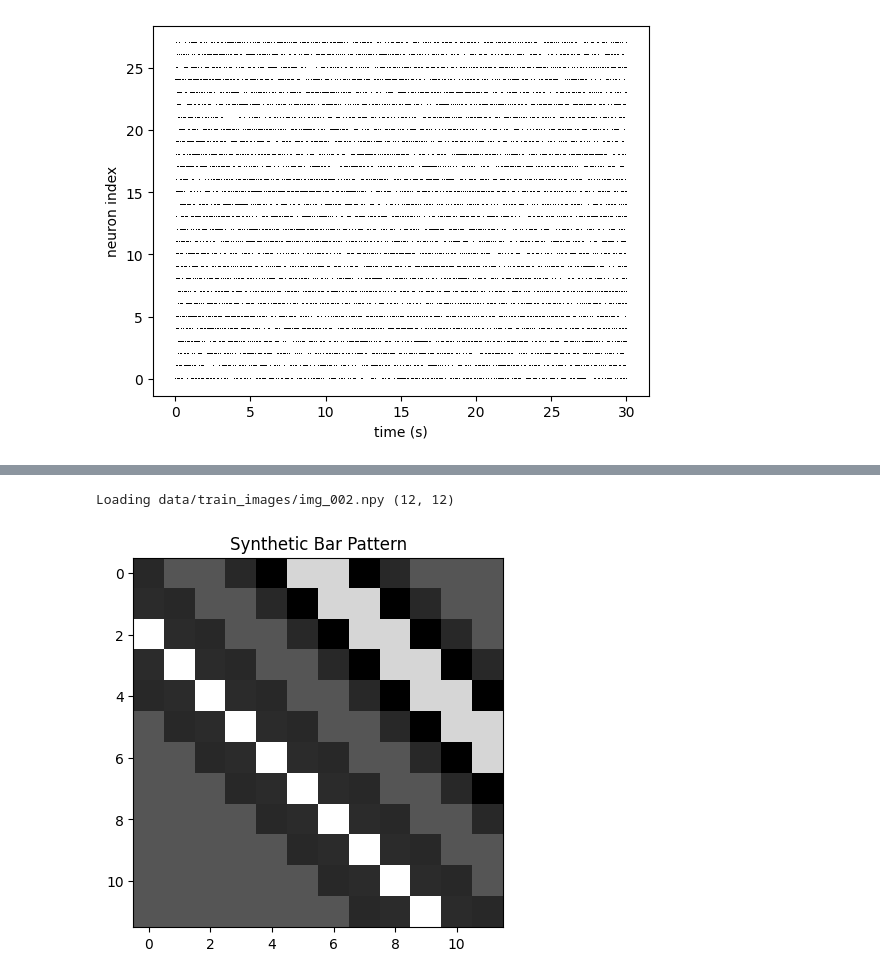
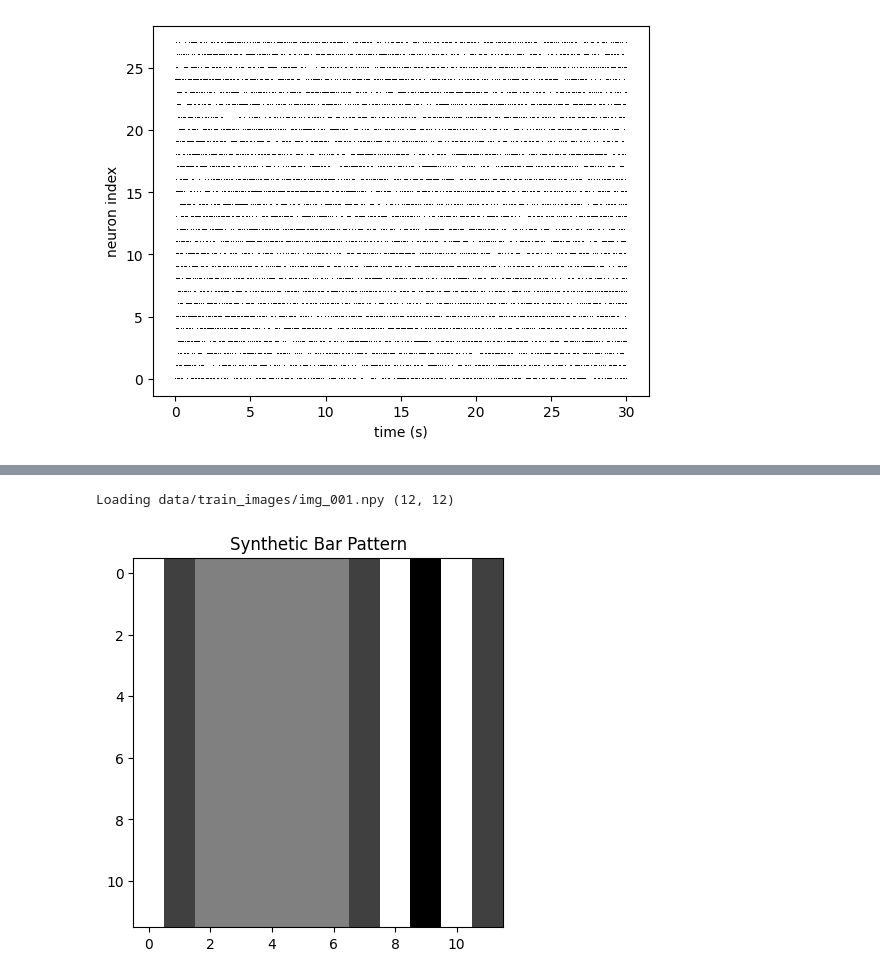
Before and after one commit to DumoulinVincent/epilepsy, a Jupyter notebook: RF_Simu_2.ipynb, the cells around one changed output, grey strips where cells are left out. Drawn from its saved outputs; the diff is of its cells as text; code cells hidden in the pictures.

```diff
--- a/RF_Simu_2.ipynb
+++ b/RF_Simu_2.ipynb
@@ -715,12 +783,12 @@ Saving (12, 12) data/train_images/img_097.npy
 Saving (12, 12) data/train_images/img_098.npy
 Saving (12, 12) data/train_images/img_099.npy
 # %%
-filtered = load_npy(TRAIN_IMG_PATH / f'img_{2:03d}.npy')
+filtered = load_npy(TRAIN_IMG_PATH / f'img_{1:03d}.npy')
 rate_img = convert_to_rates(filtered)
 
 plt.imshow(filtered, cmap='gray')
 plt.title("Synthetic Bar Pattern")
 plt.show()
 # %% [output]
-Loading data/train_images/img_002.npy (12, 12)
+Loading data/train_images/img_001.npy (12, 12)
-[figure, old version]
+[figure, new version]
```
Also changed, not shown: parts of 3 cells of this notebook, 14 other files.
